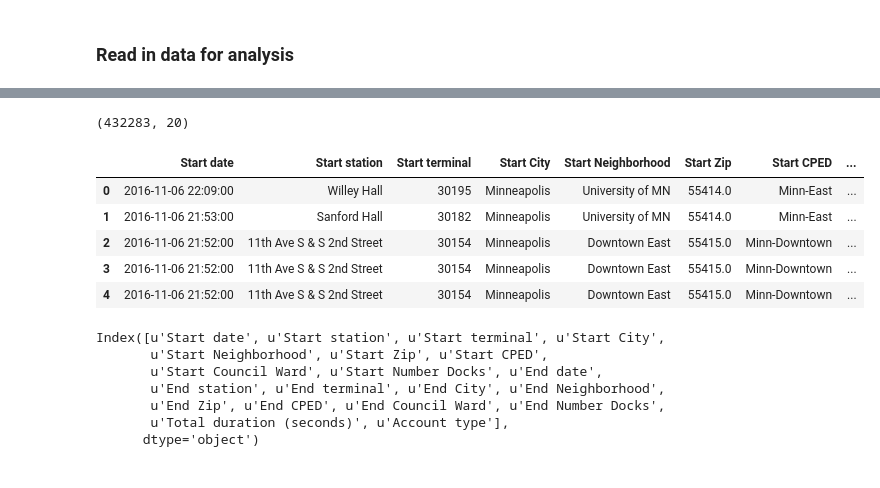
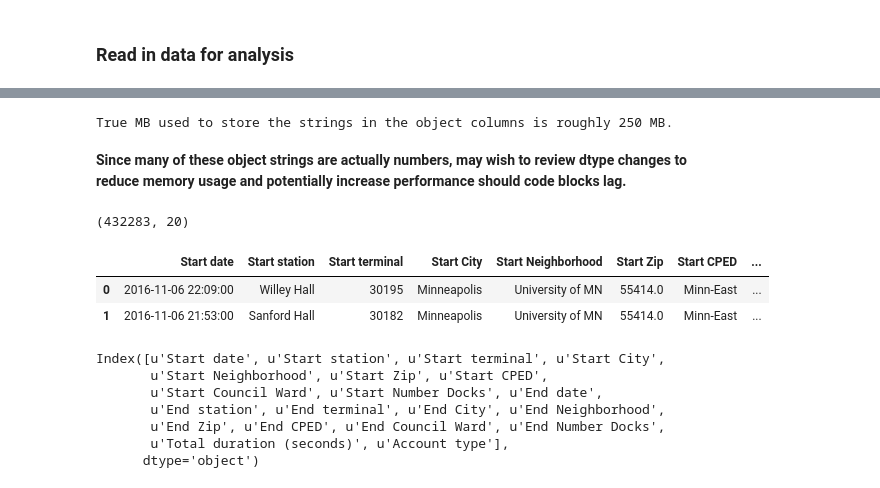
Before and after one commit to Larkin22/MN-Nice-Ride, a Jupyter notebook: MN Nice Ride - Ride Data 2016.ipynb, the cells around one changed output, grey strips where cells are left out. Saved outputs shown, nothing was run; the diff lists cells and outputs as text; code cells hidden in the pictures.

```diff
--- a/MN Nice Ride - Ride Data 2016.ipynb
+++ b/MN Nice Ride - Ride Data 2016.ipynb
@@ -72,16 +136,23 @@ mn_complete = pd.read_csv('Data/ride_station_complete.csv',
+# %%
+objects = mn_complete.select_dtypes(['object'])
+objects_memory = objects.memory_usage(deep=True)
+obj_memory_total = (objects_memory.sum()/1048576)
+print('True MB used to store the strings in the object columns is roughly {0} MB.'
+      .format(int(obj_memory_total)))
+# %% [output]
+True MB used to store the strings in the object columns is roughly 250 MB.
+# %% [markdown]
+**Since many of these object strings are actually numbers, may wish to review dtype changes to reduce memory usage and potentially increase performance should code blocks lag.**
 # %%
 mn_complete.shape
 # %% [output]
 (432283, 20)
 # %%
-mn_complete.head()
+mn_complete.head(2)
 # %% [output]
 |  | Start date | Start station | Start terminal | Start City | Start Neighborhood | Start Zip | Start CPED | ... |
 | 0 | 2016-11-06 22:09:00 | Willey Hall | 30195 | Minneapolis | University of MN | 55414.0 | Minn-East | ... |
 | 1 | 2016-11-06 21:53:00 | Sanford Hall | 30182 | Minneapolis | University of MN | 55414.0 | Minn-East | ... |
-| 2 | 2016-11-06 21:52:00 | 11th Ave S & S 2nd Street | 30154 | Minneapolis | Downtown East | 55415.0 | Minn-Downtown | ... |
-| 3 | 2016-11-06 21:52:00 | 11th Ave S & S 2nd Street | 30154 | Minneapolis | Downtown East | 55415.0 | Minn-Downtown | ... |
-| 4 | 2016-11-06 21:52:00 | 11th Ave S & S 2nd Street | 30154 | Minneapolis | Downtown East | 55415.0 | Minn-Downtown | ... |
 # %%
 mn_complete.columns
 # %% [output]
```
Also changed, not shown: parts of 16 cells of this notebook, 5 other files.
